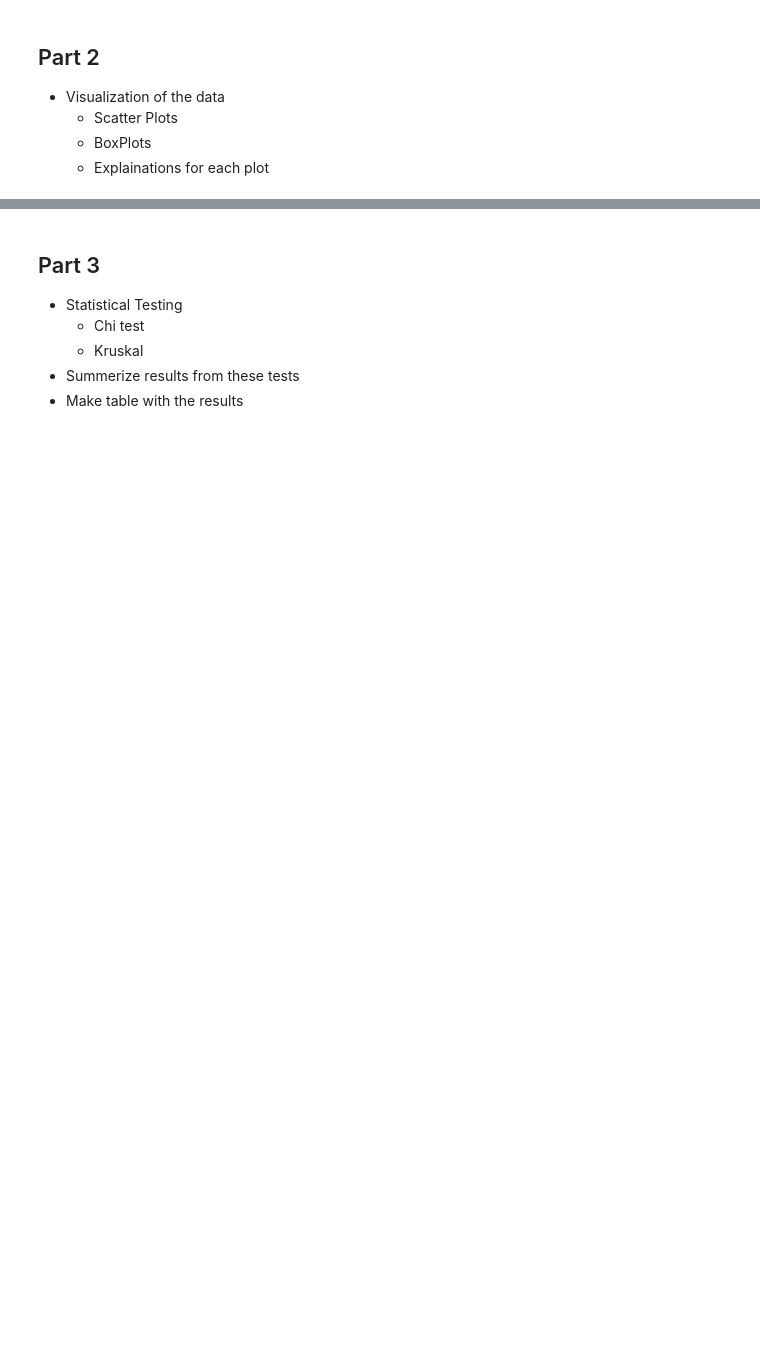
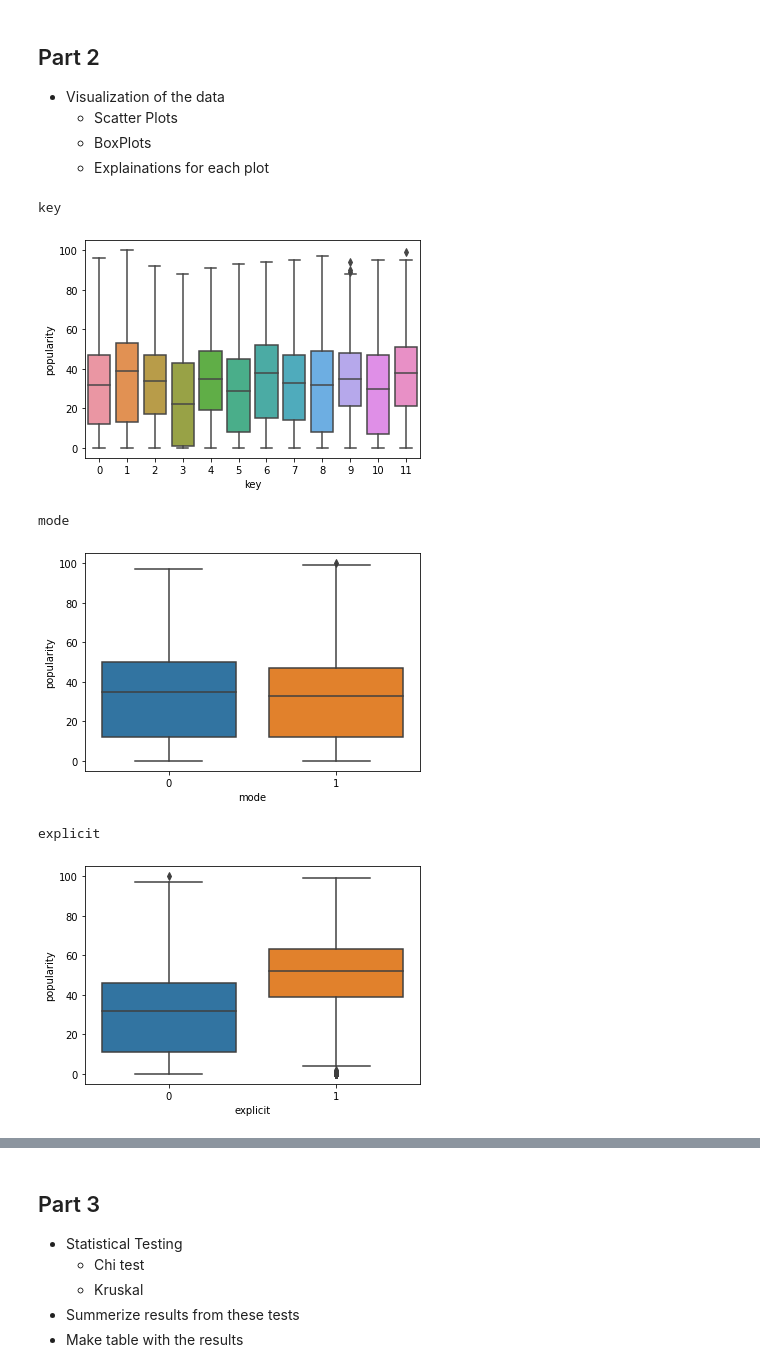
Before and after one commit to DanielLeski/Data-Science-Final-Project, a Jupyter notebook: Final Project Layout.ipynb, the cells around one changed output, grey strips where cells are left out. Cells and saved outputs as stored; diff of their text form; code cells hidden in the pictures; blank space fills up the shorter version.

```diff
--- a/Final Project Layout.ipynb
+++ b/Final Project Layout.ipynb
@@ -23,3 +30,5 @@ import matplotlib.pyplot as plt
 - Representation of the data (data.infom, data.describe)
 - Clean the data
 - set the correct categories for the features, agree on whats categorical and numerical
+# %%
+song = pd.read_csv("data_big.csv")
@@ -26,3 +121,7 @@ import matplotlib.pyplot as plt
+# %%
+song_categorical = ['key', 'mode','explicit']
+song_numerical = ['acousticness', 'danceability', 'duration_ms', 'energy', 'instrumentalness', 'liveness', 'loudness', 'tempo', 'valence', 'year']
+combined_columns = song_categorical + song_numerical
 # %% [markdown]
 ## Part 2
 
@@ -30,3 +129,15 @@ import matplotlib.pyplot as plt
     - Scatter Plots
     - BoxPlots
     - Explainations for each plot
+# %%
+#categorical variables vs popularity
+for i in song_categorical:
+    sns.boxplot(x=song[i], y=song['popularity'])
+    plt.show()
+# %% [output]
+key
+[figure, added]
+mode
+[figure, added]
+explicit
+[figure, added]
```
Also changed, not shown: parts of 15 cells of this notebook, 1 other file.
